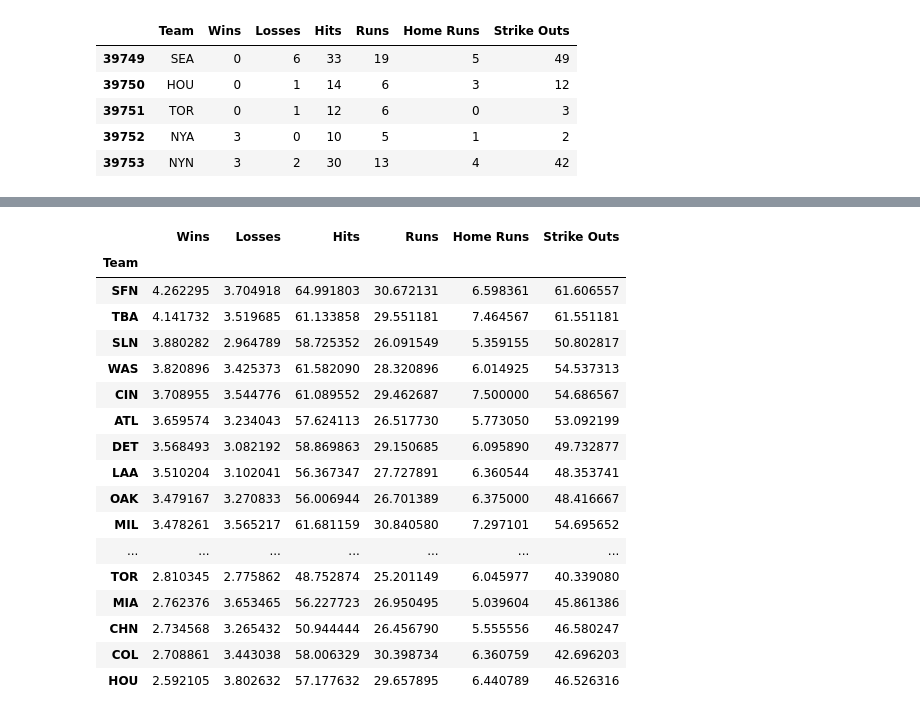
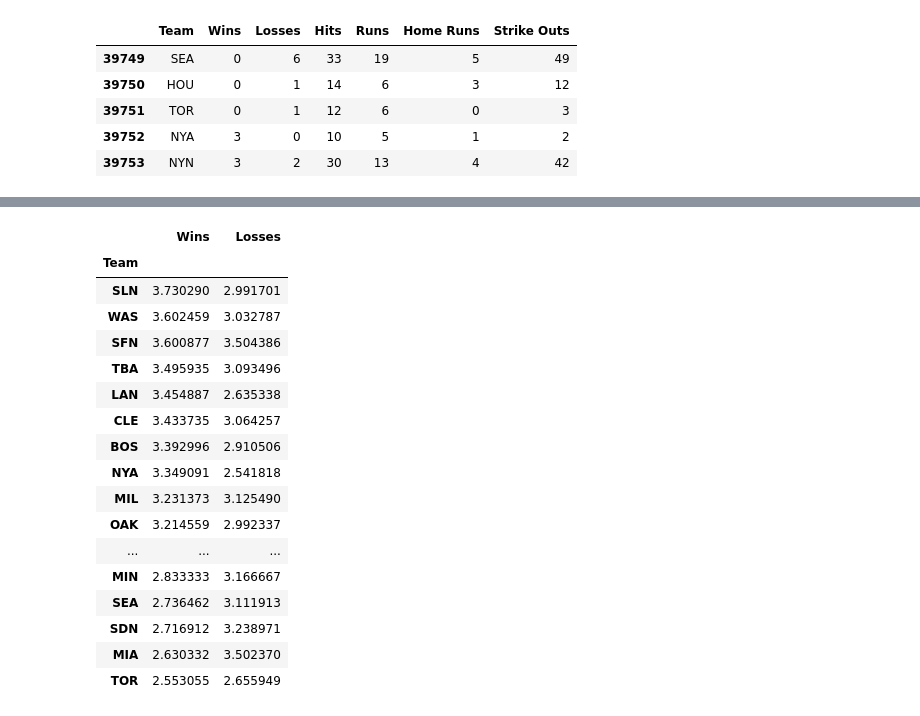
Before and after one commit to Lanpham0110/Project-1, a Jupyter notebook: MLB Data.ipynb, the cells around one changed output, grey strips where cells are left out. Saved outputs shown, nothing was run; the diff lists cells and outputs as text; code cells hidden in the pictures.

```diff
--- a/MLB Data.ipynb
+++ b/MLB Data.ipynb
@@ -115,7 +119,7 @@ pitching_data.head()
 5 rows × 30 columns
 # %%
 #filter data by year
-pitching_df = pitching_data [(2009 < pitching_data["yearID"]) & (pitching_data["yearID"] < 2016)]
+pitching_df = pitching_data [(2009 < pitching_data["yearID"]) & (pitching_data["yearID"] < 2021)]
 pitching_df.head()
 # %% [output]
 |  | playerID | yearID | stint | teamID | lgID | W | L | G | GS | CG | ... | ... |
@@ -164,0 +176,13 @@ pitching
+# %%
+# Sort the DataFrame by the values in the "Wins" column to find the most
+pitching_wins = pitching_df[["teamID", "W", "L"]]
+pitching_wins_df = pitching_wins.rename(columns={"teamID":"Team", "W": "Wins", "L": "Losses"})
+pitching_wins_df.head()
+
+pitch_win_group = pitching_wins_df.groupby("Team")
+pitch_win_group.head()
+# pitching_wins = pitch_win_group.mean()
+# pitching_wins
+
+most_wins = pitching_wins_df.sort_values("Wins", ascending=False)
+most_wins
@@ -165,23 +218,23 @@ pitching
 # %%
-# Sort the DataFrame by the values in the "Wins" column to find the most
-most_wins = pitching.sort_values("Wins", ascending=False)
-most_wins
+# Sort the DataFrame by the values in the "Losses" column to find the most
+most_losses = pitching_wins.sort_values("Wins", ascending=False)
+most_losses
 # %% [output]
-|  | Wins | Losses | Hits | Runs | Home Runs | Strike Outs |
-| Team |  |  |  |  |  |  |
-| SFN | 4.262295 | 3.704918 | 64.991803 | 30.672131 | 6.598361 | 61.606557 |
-| TBA | 4.141732 | 3.519685 | 61.133858 | 29.551181 | 7.464567 | 61.551181 |
-| SLN | 3.880282 | 2.964789 | 58.725352 | 26.091549 | 5.359155 | 50.802817 |
-| WAS | 3.820896 | 3.425373 | 61.582090 | 28.320896 | 6.014925 | 54.537313 |
-| CIN | 3.708955 | 3.544776 | 61.089552 | 29.462687 | 7.500000 | 54.686567 |
-| ATL | 3.659574 | 3.234043 | 57.624113 | 26.517730 | 5.773050 | 53.092199 |
-| DET | 3.568493 | 3.082192 | 58.869863 | 29.150685 | 6.095890 | 49.732877 |
-| LAA | 3.510204 | 3.102041 | 56.367347 | 27.727891 | 6.360544 | 48.353741 |
-| OAK | 3.479167 | 3.270833 | 56.006944 | 26.701389 | 6.375000 | 48.416667 |
-| MIL | 3.478261 | 3.565217 | 61.681159 | 30.840580 | 7.297101 | 54.695652 |
-| ... | ... | ... | ... | ... | ... | ... |
-| TOR | 2.810345 | 2.775862 | 48.752874 | 25.201149 | 6.045977 | 40.339080 |
-| MIA | 2.762376 | 3.653465 | 56.227723 | 26.950495 | 5.039604 | 45.861386 |
-| CHN | 2.734568 | 3.265432 | 50.944444 | 26.456790 | 5.555556 | 46.580247 |
-| COL | 2.708861 | 3.443038 | 58.006329 | 30.398734 | 6.360759 | 42.696203 |
-| HOU | 2.592105 | 3.802632 | 57.177632 | 29.657895 | 6.440789 | 46.526316 |
+|  | Wins | Losses |
+| Team |  |  |
+| SLN | 3.730290 | 2.991701 |
+| WAS | 3.602459 | 3.032787 |
+| SFN | 3.600877 | 3.504386 |
+| TBA | 3.495935 | 3.093496 |
+| LAN | 3.454887 | 2.635338 |
+| CLE | 3.433735 | 3.064257 |
+| BOS | 3.392996 | 2.910506 |
+| NYA | 3.349091 | 2.541818 |
+| MIL | 3.231373 | 3.125490 |
+| OAK | 3.214559 | 2.992337 |
+| ... | ... | ... |
+| MIN | 2.833333 | 3.166667 |
+| SEA | 2.736462 | 3.111913 |
+| SDN | 2.716912 | 3.238971 |
+| MIA | 2.630332 | 3.502370 |
+| TOR | 2.553055 | 2.655949 |
```
Also changed, not shown: parts of 16 cells of this notebook.
